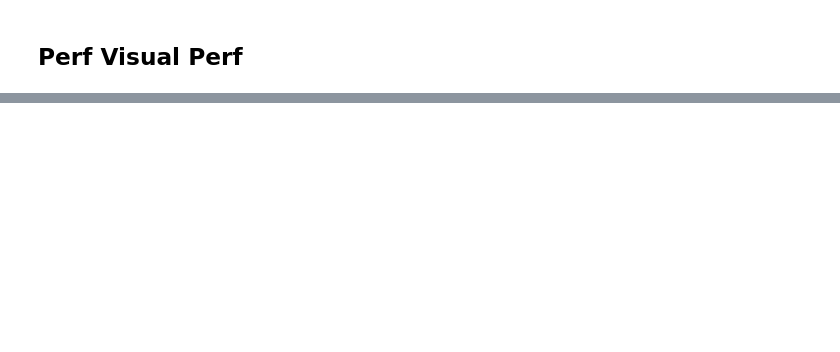
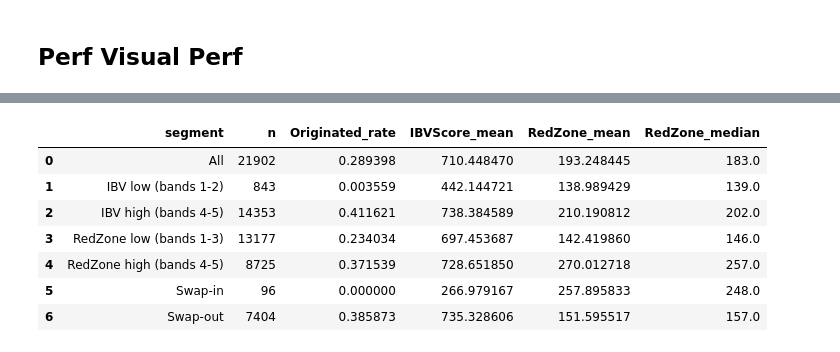
Before and after one commit to Junchen-concord/loonie_bankuity_rerun, a Jupyter notebook: notebooks/rerun_perf_analysisV3.ipynb, the cells around one changed output, grey strips where cells are left out. Drawn from its saved outputs; the diff is of its cells as text; code cells hidden in the pictures; blank space fills up the shorter version.

Commit message:
01/12 700 Analysis Done

```diff
--- a/notebooks/rerun_perf_analysisV3.ipynb
+++ b/notebooks/rerun_perf_analysisV3.ipynb
@@ -900,0 +905,92 @@ base rows used for band perf chart: 5934
+# %%
+
+# Base for swap analysis: needs both scores
+swap_base = df_perf_merged.dropna(subset=["redZoneV2_score"]).copy()
+
+# Ensure numeric
+swap_base["redZoneV2_score"] = pd.to_numeric(swap_base["redZoneV2_score"], errors="coerce")
+swap_base["IBVScore"] = pd.to_numeric(swap_base["IBVScore"], errors="coerce")
+
+# 1) RedZone 5-bandC quintile bands + cutoffs
+rz_quantiles = swap_base["redZoneV2_score"].dropna().quantile([0.2, 0.4, 0.6, 0.8])
+rz_cut_q3 = float(rz_quantiles.loc[0.6])
+print("RedZone quintile cutoffs (20/40/60/80%):")
+print(rz_quantiles)
+print("\nQ3 cutoff (band3->band4 boundary):", rz_cut_q3)
+
+swap_base["RedZoneBand5"] = pd.qcut(
+    swap_base["redZoneV2_score"],
+    q=5,
+    labels=[1, 2, 3, 4, 5],
+    duplicates="drop",
+).astype("Int64")
+
+# 2) IBV bands
+# Prefer the existing IBVBand column when present; otherwise compute from IBVScore.
+if "IBVBand" in swap_base.columns:
+    swap_base["IBVBand_existing"] = pd.to_numeric(swap_base["IBVBand"], errors="coerce").astype("Int64")
+else:
+    swap_base["IBVBand_existing"] = pd.NA
+
+# Manual banding (matches rerun_analysis_V0 cutoffs)
+def ibv_band_fn(x):
+    if pd.isna(x):
+        return pd.NA
+    if x < 452:
+        return 1
+    if x < 621:
+        return 2
+    if x < 700:
+        return 3
+    if x < 753:
+        return 4
+    return 5
+
+swap_base["IBVBand_manual"] = swap_base["IBVScore"].apply(ibv_band_fn).astype("Int64")
+
+# Choose which IBV band definition to use for swap logic
+# (manual is safest/explicit; existing sometimes has a 0 category)
+ibv_band_col = "IBVBand_manual"
+
+# 3) Define swap-in / swap-out (scenario: cutoff at RedZone band 3)
+rz_high = swap_base["RedZoneBand5"].isin([4, 5])
+rz_low = swap_base["RedZoneBand5"].isin([1, 2, 3])
+
+ibv_low = swap_base[ibv_band_col].isin([1, 2])
+ibv_high = swap_base[ibv_band_col].isin([4, 5])
+
+swap_in_mask = ibv_low & rz_high
+swap_out_mask = ibv_high & rz_low
+
+print("\nCounts:")
+print("Total rows (swap_base):", len(swap_base))
+print("Swap-in candidates:", int(swap_in_mask.sum()))
+print("Swap-out candidates:", int(swap_out_mask.sum()))
+
+# 4) Summaries (uses what exists; Accepted/Originated are present in V1)
+def summarize_segment(df: pd.DataFrame, name: str) -> dict:
+    out = {"segment": name, "n": len(df)}
+    if len(df) == 0:
+        return out
+
+    for col in ["Accepted", "Originated"]:
+        if col in df.columns:
+            out[f"{col}_rate"] = pd.to_numeric(df[col], errors="coerce").mean()
+
+    out["IBVScore_mean"] = pd.to_numeric(df["IBVScore"], errors="coerce").mean()
+    out["RedZone_mean"] = pd.to_numeric(df["redZoneV2_score"], errors="coerce").mean()
+    out["RedZone_median"] = pd.to_numeric(df["redZoneV2_score"], errors="coerce").median()
+    return out
+
+segments = pd.DataFrame([
+    summarize_segment(swap_base, "All"),
+    summarize_segment(swap_base.loc[ibv_low], "IBV low (bands 1-2)"),
+    summarize_segment(swap_base.loc[ibv_high], "IBV high (bands 4-5)"),
+    summarize_segment(swap_base.loc[rz_low], "RedZone low (bands 1-3)"),
+    summarize_segment(swap_base.loc[rz_high], "RedZone high (bands 4-5)"),
+    summarize_segment(swap_base.loc[swap_in_mask], "Swap-in"),
+    summarize_segment(swap_base.loc[swap_out_mask], "Swap-out"),
+])
+
+segments
+# %% [output]
@@ -900,0 +1010,8 @@ base rows used for band perf chart: 5934
+|  | segment | n | Originated_rate | IBVScore_mean | RedZone_mean | RedZone_median |
+| 0 | All | 21902 | 0.289398 | 710.448470 | 193.248445 | 183.0 |
+| 1 | IBV low (bands 1-2) | 843 | 0.003559 | 442.144721 | 138.989429 | 139.0 |
+| 2 | IBV high (bands 4-5) | 14353 | 0.411621 | 738.384589 | 210.190812 | 202.0 |
+| 3 | RedZone low (bands 1-3) | 13177 | 0.234034 | 697.453687 | 142.419860 | 146.0 |
+| 4 | RedZone high (bands 4-5) | 8725 | 0.371539 | 728.651850 | 270.012718 | 257.0 |
+| 5 | Swap-in | 96 | 0.000000 | 266.979167 | 257.895833 | 248.0 |
+| 6 | Swap-out | 7404 | 0.385873 | 735.328606 | 151.595517 | 157.0 |
```
Also changed, not shown: parts of 11 cells of this notebook, 1 other file.
